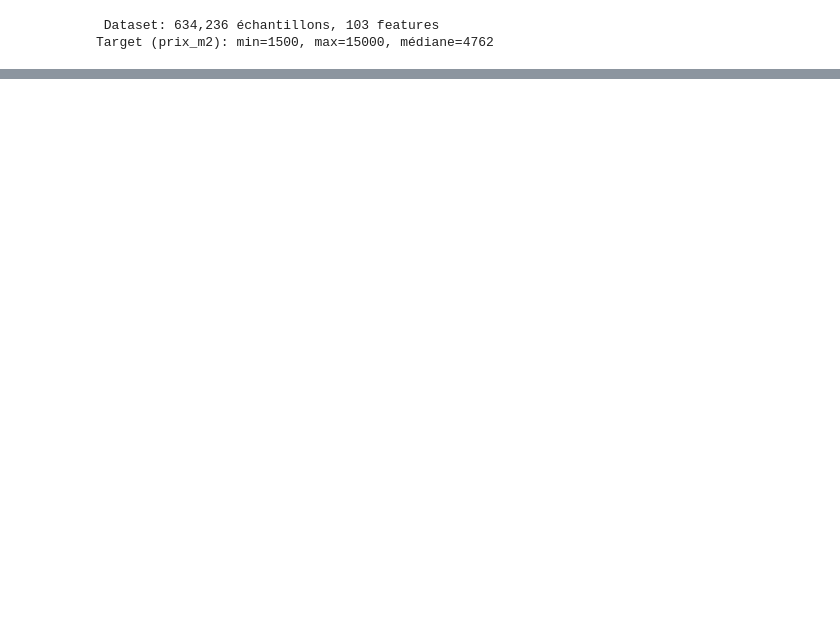
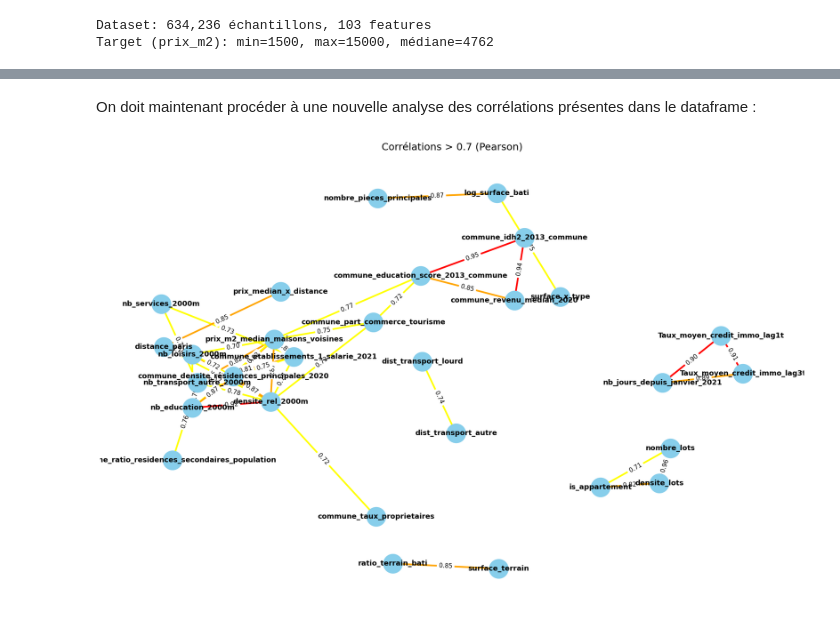
Before and after one commit to leocoooo/land_value_prediction, a Jupyter notebook: notebooks/03_selection_features.ipynb, the cells around one changed output, grey strips where cells are left out. Drawn from its saved outputs; the diff is of its cells as text; code cells hidden in the pictures; blank space fills up the shorter version.

```diff
--- a/notebooks/03_selection_features.ipynb
+++ b/notebooks/03_selection_features.ipynb
@@ -189,6 +182,5 @@ results_df[['feature', 'shap_mean', 'shap_norm']]
 # %%
 selected_features = results_df[results_df["shap_norm"] > 1]["feature"].tolist()
-df_full = df_full[selected_features]
-df_full
-selected_features
+print(f"On ne garde que {len(selected_features)} features avec un SHAP normalisé > 1")
+print(f"Ce sont les features suivantes: {selected_features}")
 # %% [output]
@@ -211,0 +189,3 @@ selected_features
+# %%
+df_with_selected_features = df_full[selected_features]
+df_with_selected_features
@@ -211,0 +206,42 @@ selected_features
+# %% [markdown]
+On doit maintenant procéder à une nouvelle analyse des corrélations présentes dans le dataframe :
+# %%
+def plot_strong_correlations(df, threshold=0.7, figsize=(18, 12), seed=42):
+    corr_matrix = df.corr(method='pearson').abs()
+    strong_corr = (corr_matrix > threshold) & (corr_matrix < 1.0)
+    edges = [(i, j, corr_matrix.loc[i, j])
+             for i in corr_matrix.columns
+             for j in corr_matrix.columns
+             if strong_corr.loc[i, j]]
+
+    G = nx.Graph()
+    for i, j, w in edges:
+        G.add_edge(i, j, weight=w)
+
+    edge_colors = []
+    for u, v in G.edges():
+        w = G[u][v]['weight']
+        if threshold < w <= 0.8:
+            edge_colors.append('yellow')
+        elif 0.8 < w <= 0.9:
+            edge_colors.append('orange')
+        elif w > 0.9:
+            edge_colors.append('red')
+        else:
+            edge_colors.append('grey')
+
+    plt.figure(figsize=figsize)
+    pos = nx.spring_layout(G, k=0.6, seed=seed)
+    nx.draw_networkx_nodes(G, pos, node_size=1200, node_color="#87CEEB")
+    nx.draw_networkx_edges(G, pos, edge_color=edge_colors, width=3)
+    nx.draw_networkx_labels(G, pos, font_size=13, font_weight='bold')
+    edge_labels = {(u, v): f"{G[u][v]['weight']:.2f}" for u, v in G.edges()}
+    nx.draw_networkx_edge_labels(G, pos, edge_labels=edge_labels, font_color='black', font_size=11)
+    plt.title(f"Corrélations > {threshold} (Pearson)", fontsize=18)
+    plt.axis('off')
+    plt.tight_layout()
+    plt.show()
+
+plot_strong_correlations(df_with_selected_features, threshold=0.7)
+# %% [output]
+[figure, added]
```
Also changed, not shown: parts of 15 cells of this notebook, 4 other files.
